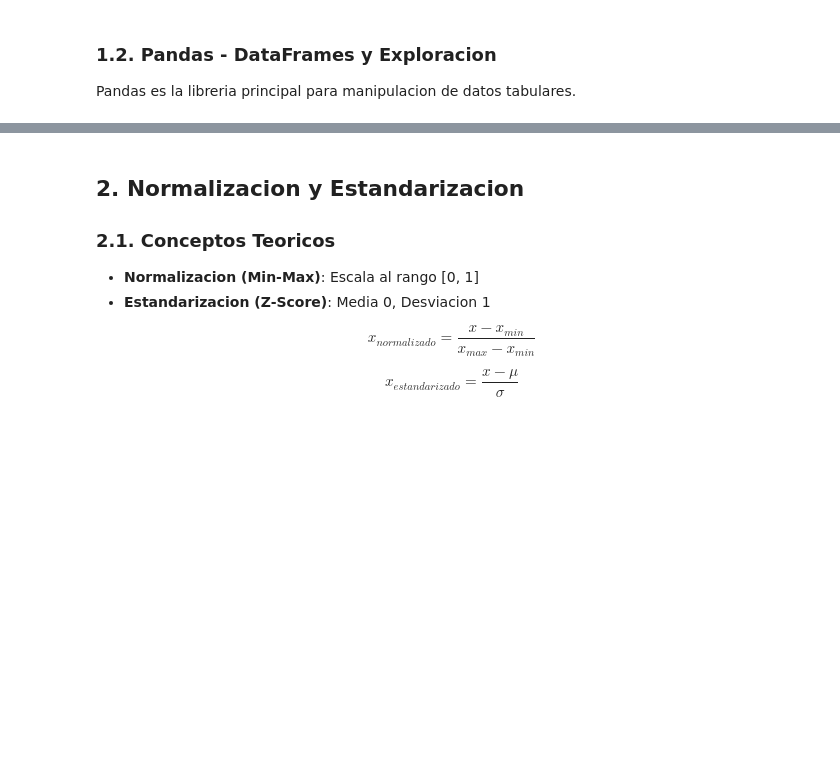
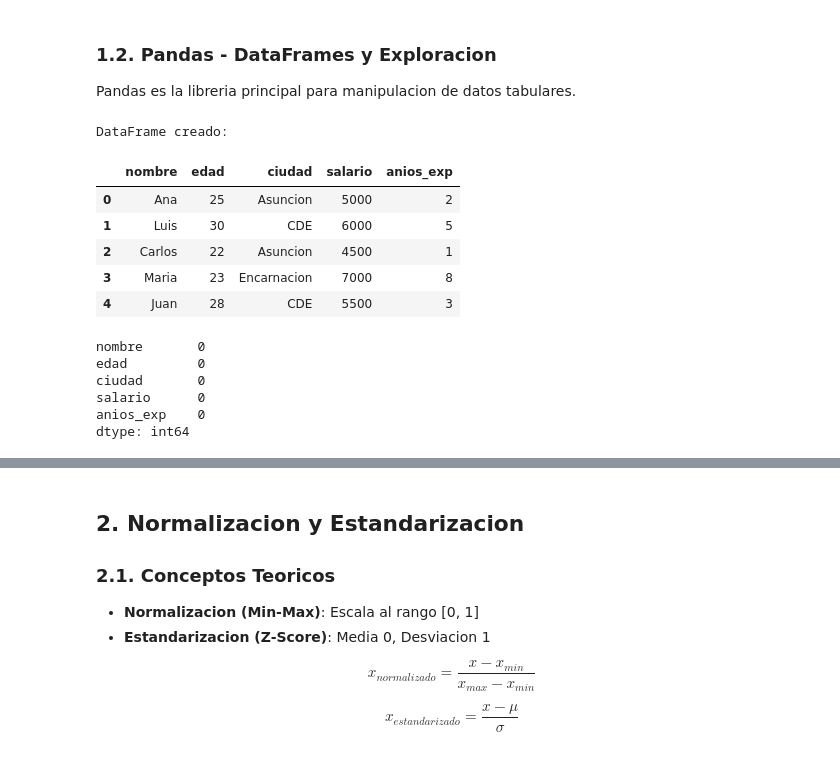
Before and after one commit to carlobeni/Machine-Learning, a Jupyter notebook: Clase_3/clase3.ipynb, the cells around one changed output, grey strips where cells are left out. Drawn from its saved outputs; the diff is of its cells as text; code cells hidden in the pictures; blank space fills up the shorter version.

```diff
--- a/Clase_3/clase3.ipynb
+++ b/Clase_3/clase3.ipynb
@@ -61,15 +69,32 @@ Pandas es la libreria principal para manipulacion de datos tabulares.
 # %%
 # Creacion de DataFrame
 data = {
     'nombre': ['Ana', 'Luis', 'Carlos', 'Maria', 'Juan'],
-    'edad': [25, 30, 22, 35, 28],
+    'edad': [25, 30, 22, 23, 28],
     'ciudad': ['Asuncion', 'CDE', 'Asuncion', 'Encarnacion', 'CDE'],
     'salario': [5000, 6000, 4500, 7000, 5500],
     'anios_exp': [2, 5, 1, 8, 3]
 }
 df = pd.DataFrame(data)
 print("DataFrame creado:")
 df
+# %% [output]
+DataFrame creado:
+|  | nombre | edad | ciudad | salario | anios_exp |
+| 0 | Ana | 25 | Asuncion | 5000 | 2 |
+| 1 | Luis | 30 | CDE | 6000 | 5 |
+| 2 | Carlos | 22 | Asuncion | 4500 | 1 |
+| 3 | Maria | 23 | Encarnacion | 7000 | 8 |
+| 4 | Juan | 28 | CDE | 5500 | 3 |
+# %%
+np.sum(df.isnull())
+# %% [output]
+nombre       0
+edad         0
+ciudad       0
+salario      0
+anios_exp    0
+dtype: int64
 # %%
 # Exploracion basica
 print("Primeras 2 filas:")
```
Also changed, not shown: parts of 14 cells of this notebook, 2 other files.
